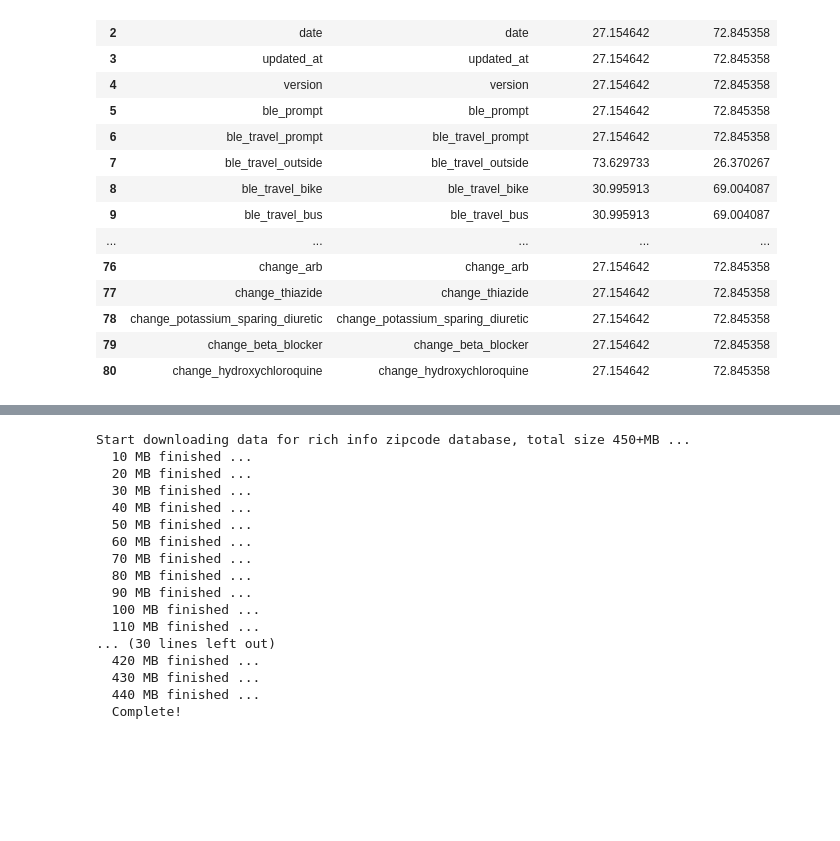
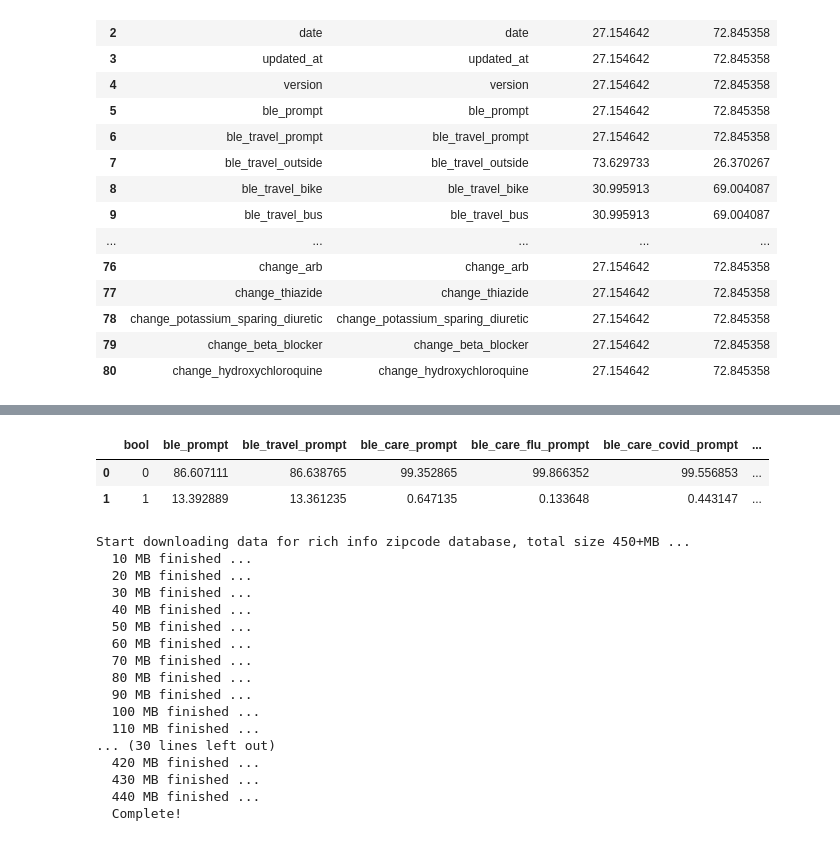
Before and after one commit to antonpolishko/task-ts, a Jupyter notebook: beat19_EDA_v1.ipynb, the cells around one changed output, grey strips where cells are left out. Drawn from its saved outputs; the diff is of its cells as text; code cells hidden in the pictures; blank space fills up the shorter version.

```diff
--- a/beat19_EDA_v1.ipynb
+++ b/beat19_EDA_v1.ipynb
@@ -163,3 +179,9 @@ percent_of_values.reset_index()
+# %%
+version_2
+# %% [output]
+|  | bool | ble_prompt | ble_travel_prompt | ble_care_prompt | ble_care_flu_prompt | ble_care_covid_prompt | ... |
+| 0 | 0 | 86.607111 | 86.638765 | 99.352865 | 99.866352 | 99.556853 | ... |
+| 1 | 1 | 13.392889 | 13.361235 | 0.647135 | 0.133648 | 0.443147 | ... |
 # %%
 
 search = SearchEngine(simple_zipcode=False)
```
Also changed, not shown: parts of 3 cells of this notebook.
